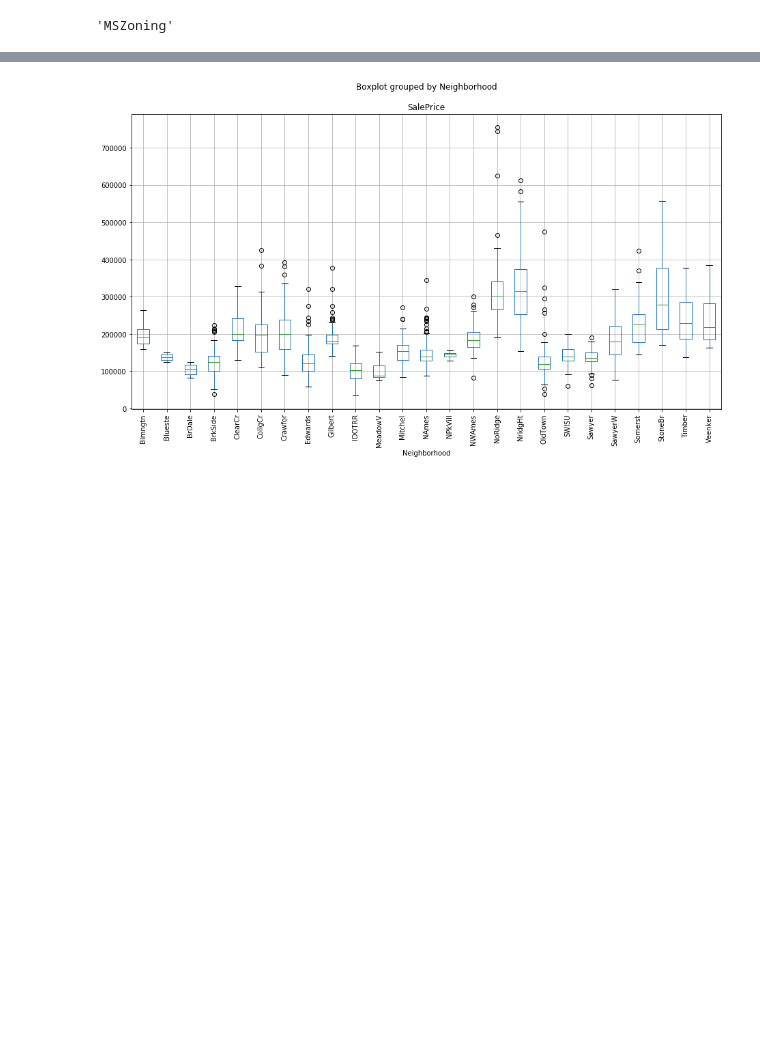
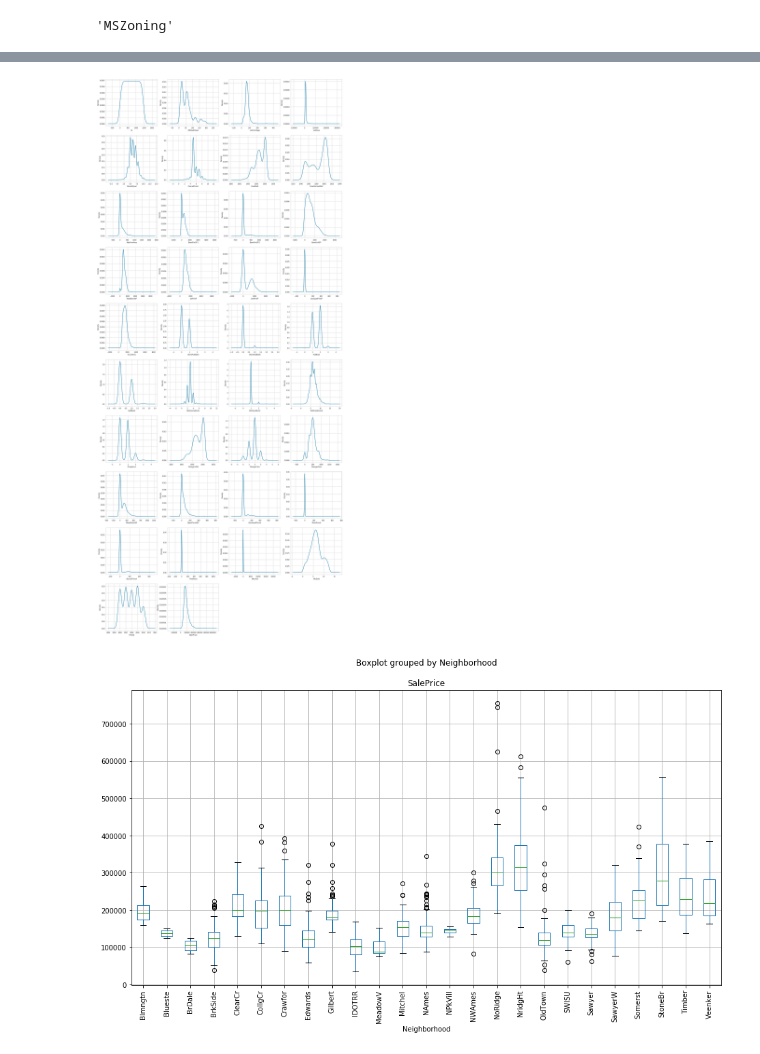
Before and after one commit to Michaels72/House_Price_Prediciton, a Jupyter notebook: HousePrices.ipynb, the cells around one changed output, grey strips where cells are left out. Drawn from its saved outputs; the diff is of its cells as text; code cells hidden in the pictures; blank space fills up the shorter version.

```diff
--- a/HousePrices.ipynb
+++ b/HousePrices.ipynb
@@ -295,3 +300,0 @@ def cat_barplot(col):
-# %%
-for n in train.select_dtypes(include = ['object']).columns:
-    print(cat_barplot(n))
@@ -312,8 +300,0 @@ None
-# %%
-def num_densityplot(col):
-    train[col].plot.kde()
-    plt.xlabel(train[col].name)
-    plt.show()
-# %%
-for n in train.select_dtypes(exclude = ['object']).columns:
-    print(num_densityplot(n))
@@ -334,3 +301,14 @@ None
+# %%
+def num_densityplot():
+    for n in range(0, 38):
+        plt.subplot(10, 4, n+1)
+        train.select_dtypes(exclude = ['object']).iloc[:,n].plot.kde()
+        plt.xlabel(train.select_dtypes(exclude = ['object']).iloc[:,n].name)
+plt.figure(figsize = (25, 60))
+num_densityplot()
+plt.show()
+# %% [output]
+[figure, added]
 # %%
 train.boxplot("SalePrice", "Neighborhood", figsize=(15, 8), rot = 90)
 plt.show()
```
Also changed, not shown: parts of 3 cells of this notebook.
